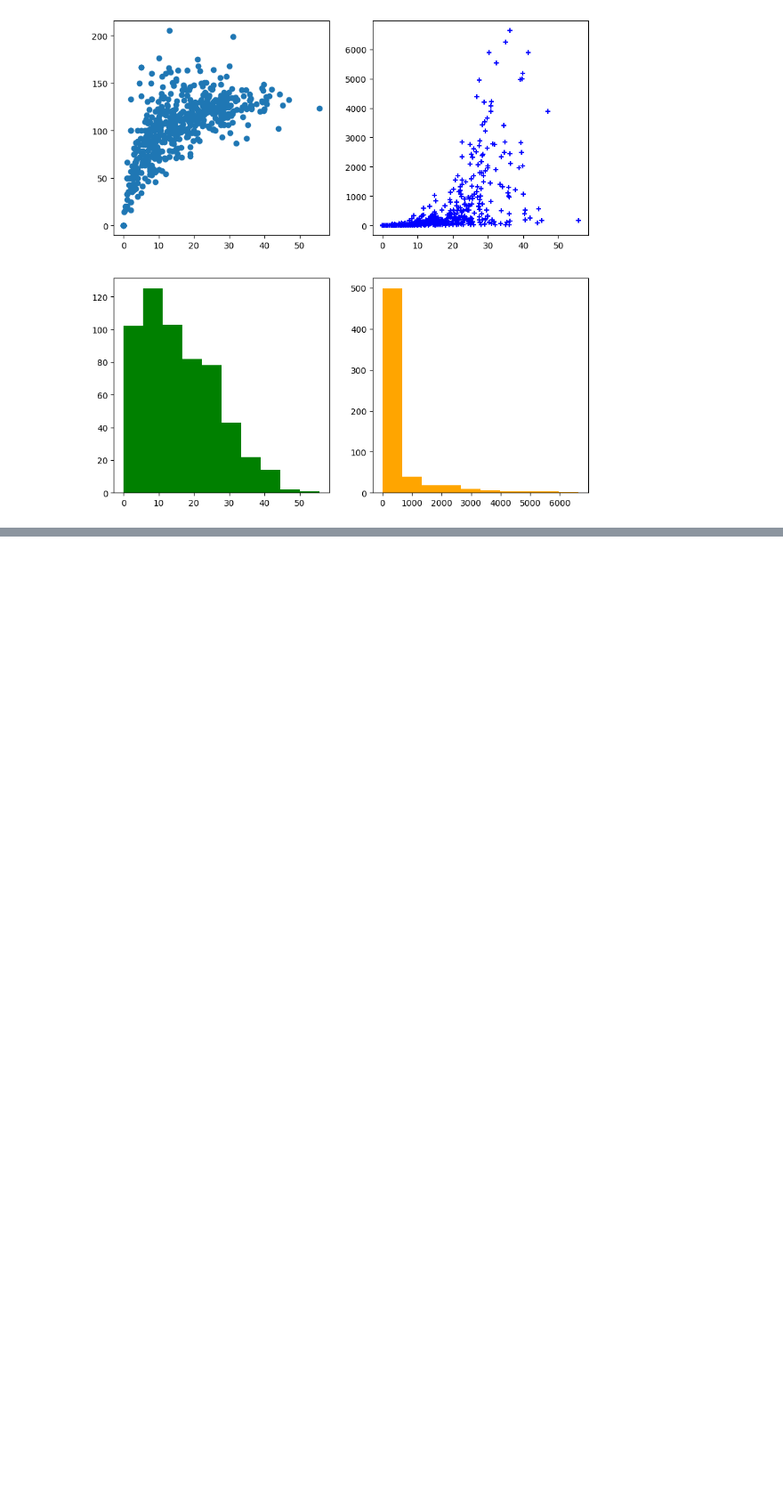
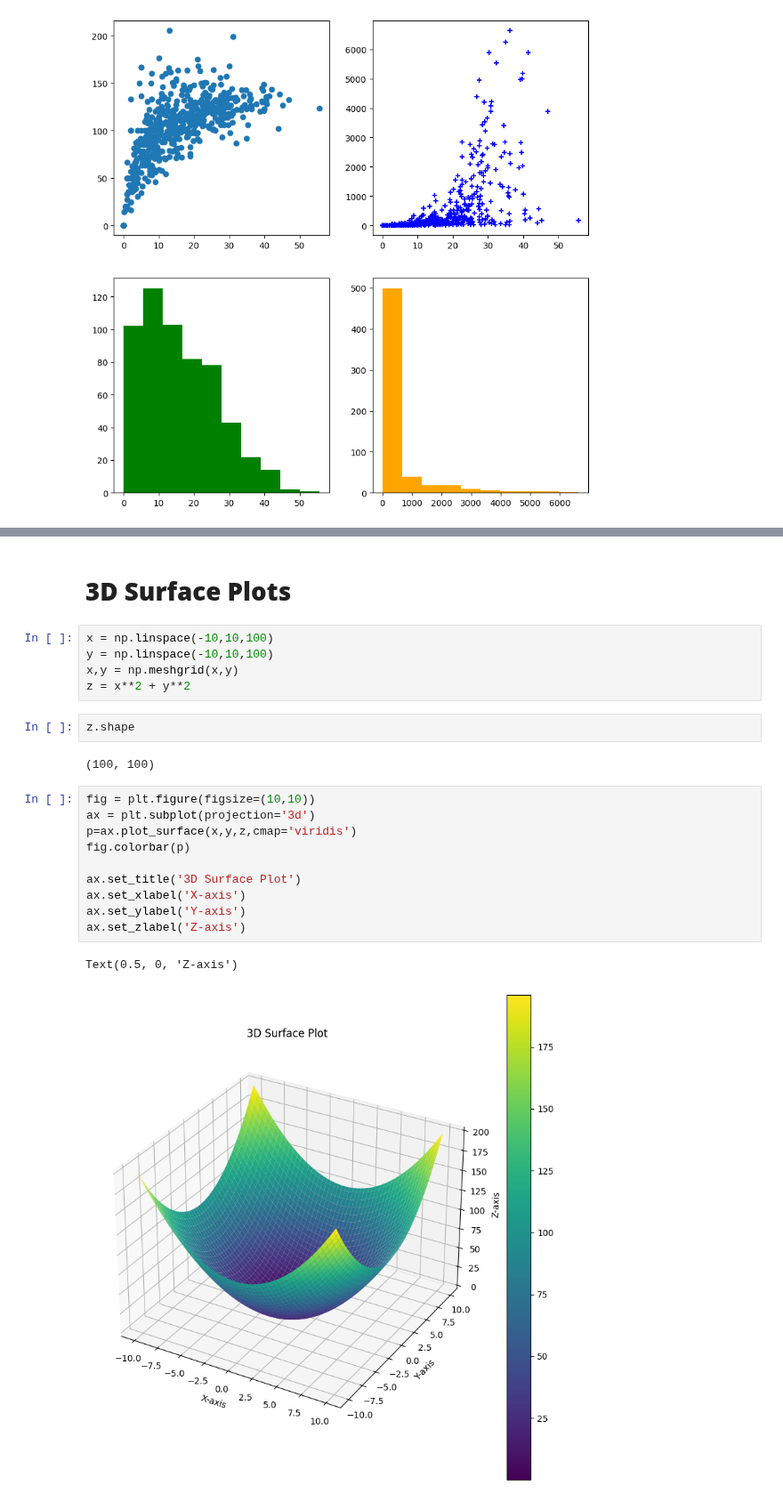
Before and after one commit to Saifullah785/Python_for_Data_Science, a Jupyter notebook: Matplotlib-for-Data-Science/Class_02_advanced_Matplotlib.ipynb, the cells around one changed output, grey strips where cells are left out. Shown at 89% size. Cells and saved outputs as stored; diff of their text form; blank space fills up the shorter version.

```diff
--- a/Matplotlib-for-Data-Science/Class_02_advanced_Matplotlib.ipynb
+++ b/Matplotlib-for-Data-Science/Class_02_advanced_Matplotlib.ipynb
@@ -231,0 +265,24 @@ fig.show()
+# %% [markdown]
+# **3D Surface Plots**
+# %%
+x = np.linspace(-10,10,100)
+y = np.linspace(-10,10,100)
+x,y = np.meshgrid(x,y)
+z = x**2 + y**2
+# %%
+z.shape
+# %% [output]
+(100, 100)
+# %%
+fig = plt.figure(figsize=(10,10))
+ax = plt.subplot(projection='3d')
+p=ax.plot_surface(x,y,z,cmap='viridis')
+fig.colorbar(p)
+
+ax.set_title('3D Surface Plot')
+ax.set_xlabel('X-axis')
+ax.set_ylabel('Y-axis')
+ax.set_zlabel('Z-axis')
+# %% [output]
+Text(0.5, 0, 'Z-axis')
+[figure, added]
```
Also changed, not shown: parts of 46 cells of this notebook.
